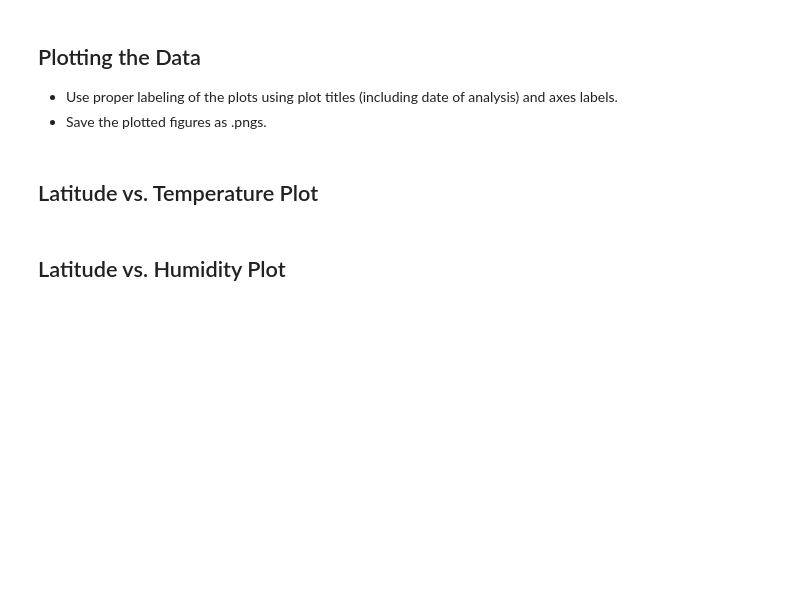
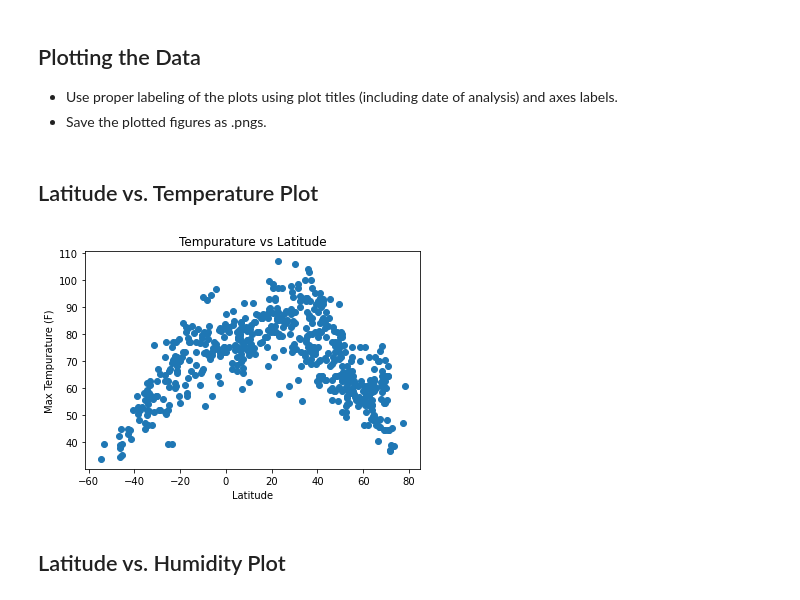
Before and after one commit to jeodaysju/python-api-challenge, a Jupyter notebook: WeatherPy.ipynb, the cells around one changed output. Cells and saved outputs as stored; diff of their text form; code cells hidden in the pictures; blank space fills up the shorter version.

Commit message:
First Scatter plots are complete

```diff
--- a/WeatherPy.ipynb
+++ b/WeatherPy.ipynb
@@ -74,18 +69,22 @@ lat = []
 temp = []
 wind = []
 humid = []
+clouds = []
 
 # Loop through the list of cities and perform a request for data on each
 for city in cities:
     response = requests.get(query_url + city).json()
     try:
+        print(f"Processing record: {city}.")
         name.append(response['name'])
         lat.append(response['coord']['lat'])
         temp.append(response['main']['temp_max'])
         humid.append(response['main']['humidity'])
         wind.append(response['wind']['speed'])
+        clouds.append(response['clouds']['all'])
     except:
         # Append null values
-        print("Data not found")
+        print(f"City: {city} was mot found. Skipping...")
+#         print("City not found skipping")
         pass
 # %% [output]
@@ -101,7 +116,8 @@ weather_dict = {
     "lat": lat,
     "temp": temp,
     "humidity": humid,
-    "wind": wind
+    "wind": wind,
+    "cloudiness": clouds
 }
 weather_data = pd.DataFrame(weather_dict)
 weather_data.head(100)
@@ -116,4 +160,5 @@ Skip this step if there are no cities that have humidity > 100%.
 # %%
 # Make a new DataFrame equal to the city data to drop all humidity outliers by index.
 # Passing "inplace=False" will make a copy of the city_data DataFrame, which we call "clean_city_data".
-weather_data["Humidity"] = (weather_data[weather_data["Humidity"]).astype(float) < 100]
+
+# No observations with Humidity over 100
@@ -129,5 +171,22 @@ weather_data.to_csv('Datafolder/weather_data_df.csv', index=False)
 * Save the plotted figures as .pngs.
 # %% [markdown]
 ## Latitude vs. Temperature Plot
+# %%
+## Convert to floats and store Latitude and Tempurature as x and y values
+x_values = weather_data['lat']
+y_values = weather_data['temp']
+
+# Plot scatter plot
+plt.scatter(x_values,y_values)
+
+# Label plot
+plt.xlabel('Latitude')
+plt.ylabel('Max Tempurature (F)')
+plt.title('Tempurature vs Latitude')
+
+# Show plot
+plt.show()
+# %% [output]
+[figure, added]
 # %% [markdown]
 ## Latitude vs. Humidity Plot
```
Also changed, not shown: parts of 11 cells of this notebook, 2 other files.
